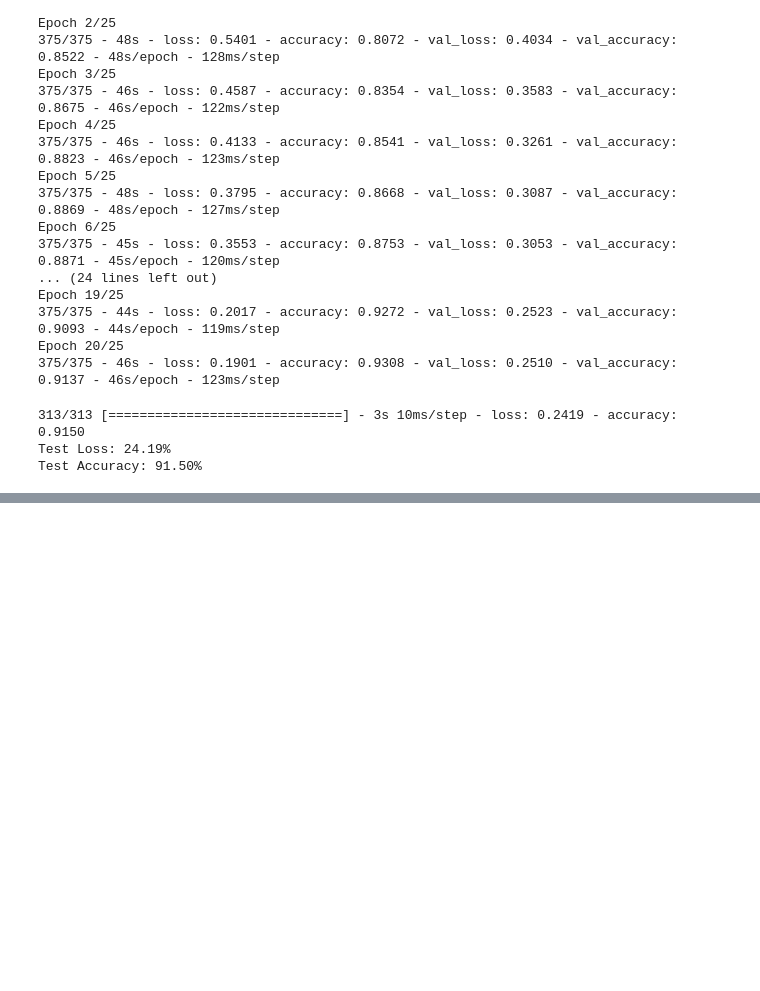
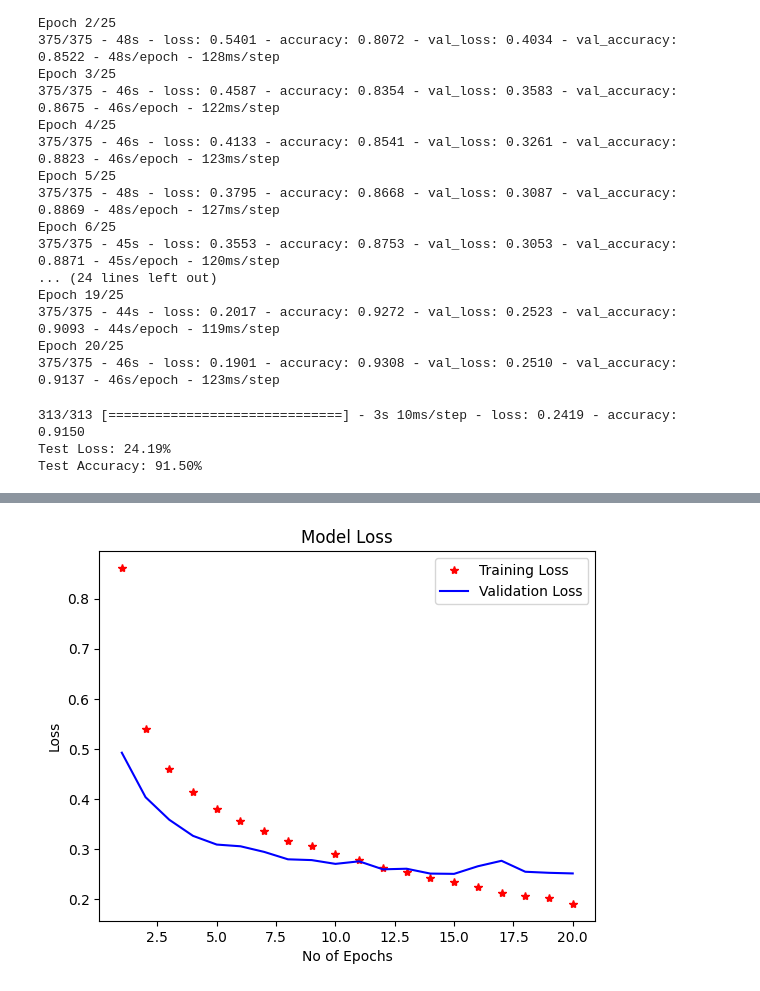
Before and after one commit to HansakaDilshanJayawardana/MLAssignment, a Jupyter notebook: Jupyter Notebooks/CNN_Fashion_MNIST.ipynb, the cells around one changed output, grey strips where cells are left out. Drawn from its saved outputs; the diff is of its cells as text; code cells hidden in the pictures; blank space fills up the shorter version.

```diff
--- a/Jupyter Notebooks/CNN_Fashion_MNIST.ipynb
+++ b/Jupyter Notebooks/CNN_Fashion_MNIST.ipynb
@@ -372,0 +392,17 @@ Test Accuracy: 91.50%
+# %%
+# Data Visualization
+# Loss plot graph
+loss = history.history['loss']
+val_loss = history.history['val_loss']
+epochs = range(1, len(acc) + 1)
+
+plt.plot(epochs, loss, 'r*', label='Training Loss')
+plt.plot(epochs, val_loss, 'b', label='Validation Loss')
+plt.title('Model Loss')
+plt.xlabel('No of Epochs')
+plt.ylabel('Loss')
+plt.legend(loc='upper right')
+plt.savefig('./cnn_loss_plot.png')
+plt.show()
+# %% [output]
+[figure, added]
```
Also changed, not shown: parts of 4 cells of this notebook.
